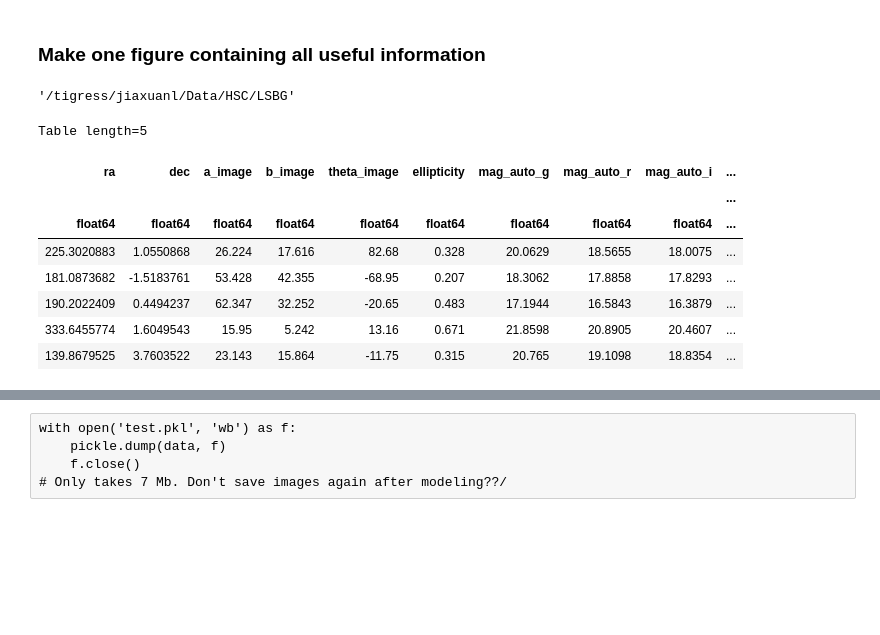
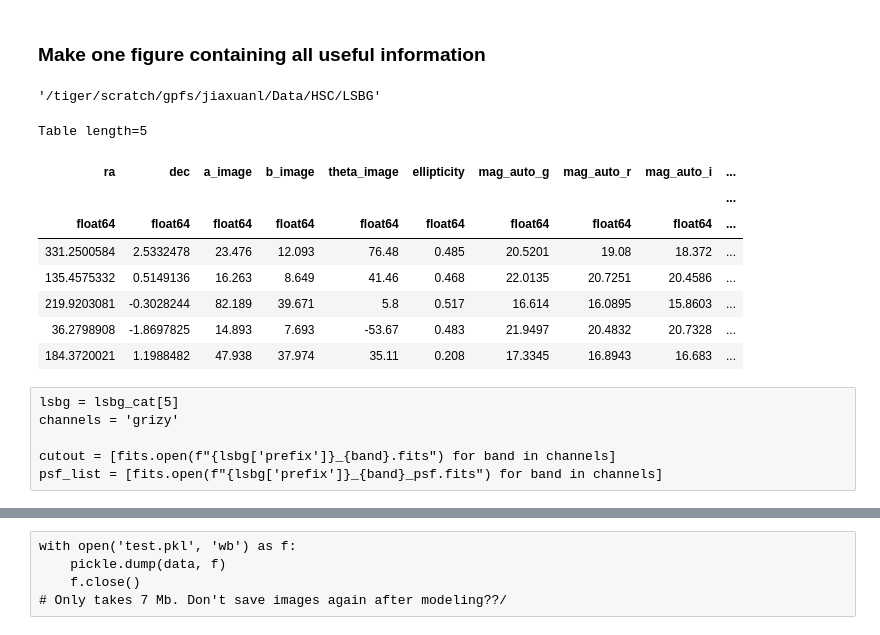
Before and after one commit to AstroJacobLi/kuaizi, a Jupyter notebook: diezi/scarlet_modeling/scarlet_wvlt_pipeline.ipynb, the cells around one changed output, grey strips where cells are left out. Cells and saved outputs as stored; diff of their text form; code cells hidden in the pictures; blank space fills up the shorter version.

Commit message:
move working directory to tiger/scratch/gpfs

```diff
--- a/diezi/scarlet_modeling/scarlet_wvlt_pipeline.ipynb
+++ b/diezi/scarlet_modeling/scarlet_wvlt_pipeline.ipynb
@@ -27,20 +27,20 @@ sys.path.insert(1, '/home/jiaxuanl/Research/kuaizi/diezi/gen_cutout/')
 # %% [markdown]
 ### Make one figure containing all useful information
 # %%
-kz.utils.set_env(project='HSC', name='LSBG', data_dir='/tigress/jiaxuanl/Data')
+kz.utils.set_env(project='HSC', name='LSBG', data_dir='/tiger/scratch/gpfs/jiaxuanl/Data')
 # %% [output]
-'/tigress/jiaxuanl/Data/HSC/LSBG'
+'/tiger/scratch/gpfs/jiaxuanl/Data/HSC/LSBG'
 # %%
 lsbg_cat = Table.read('./Cutout/Candy/candy_cutout_cat.fits')
 # %%
-lsbg_cat[:5]
+lsbg_cat[5:10]
 # %% [output]
 Table length=5
 | ra | dec | a_image | b_image | theta_image | ellipticity | mag_auto_g | mag_auto_r | mag_auto_i | ... |
 |  |  |  |  |  |  |  |  |  | ... |
 | float64 | float64 | float64 | float64 | float64 | float64 | float64 | float64 | float64 | ... |
-| 225.3020883 | 1.0550868 | 26.224 | 17.616 | 82.68 | 0.328 | 20.0629 | 18.5655 | 18.0075 | ... |
-| 181.0873682 | -1.5183761 | 53.428 | 42.355 | -68.95 | 0.207 | 18.3062 | 17.8858 | 17.8293 | ... |
-| 190.2022409 | 0.4494237 | 62.347 | 32.252 | -20.65 | 0.483 | 17.1944 | 16.5843 | 16.3879 | ... |
-| 333.6455774 | 1.6049543 | 15.95 | 5.242 | 13.16 | 0.671 | 21.8598 | 20.8905 | 20.4607 | ... |
-| 139.8679525 | 3.7603522 | 23.143 | 15.864 | -11.75 | 0.315 | 20.765 | 19.1098 | 18.8354 | ... |
+| 331.2500584 | 2.5332478 | 23.476 | 12.093 | 76.48 | 0.485 | 20.5201 | 19.08 | 18.372 | ... |
+| 135.4575332 | 0.5149136 | 16.263 | 8.649 | 41.46 | 0.468 | 22.0135 | 20.7251 | 20.4586 | ... |
+| 219.9203081 | -0.3028244 | 82.189 | 39.671 | 5.8 | 0.517 | 16.614 | 16.0895 | 15.8603 | ... |
+| 36.2798908 | -1.8697825 | 14.893 | 7.693 | -53.67 | 0.483 | 21.9497 | 20.4832 | 20.7328 | ... |
+| 184.3720021 | 1.1988482 | 47.938 | 37.974 | 35.11 | 0.208 | 17.3345 | 16.8943 | 16.683 | ... |
@@ -64,0 +47,6 @@ data = Data(images=images, weights=weights, wcs=w, psfs=psfs, channels=channels)
+# %% [raw]
+lsbg = lsbg_cat[5]
+channels = 'grizy'
+
+cutout = [fits.open(f"{lsbg['prefix']}_{band}.fits") for band in channels]
+psf_list = [fits.open(f"{lsbg['prefix']}_{band}_psf.fits") for band in channels]
```
Also changed, not shown: parts of 5 cells of this notebook, 4 other files.
